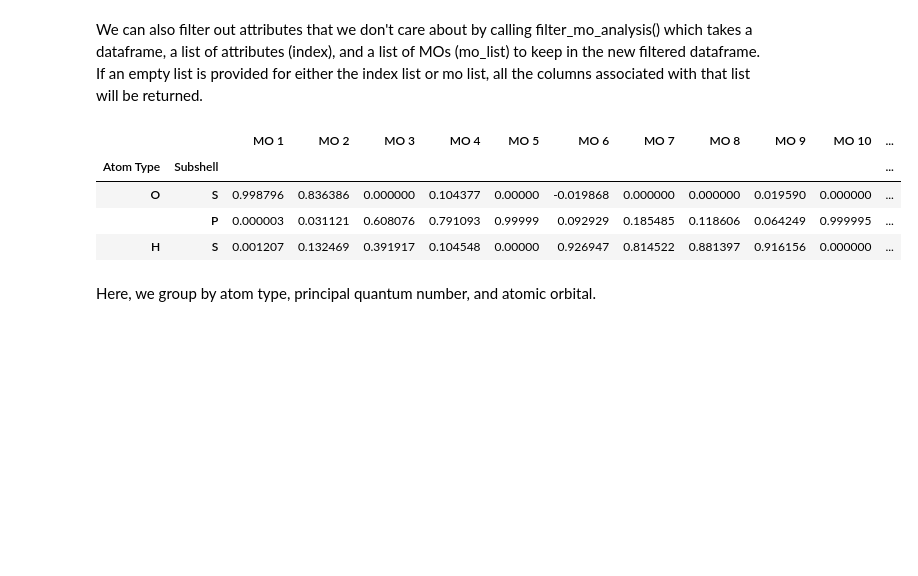
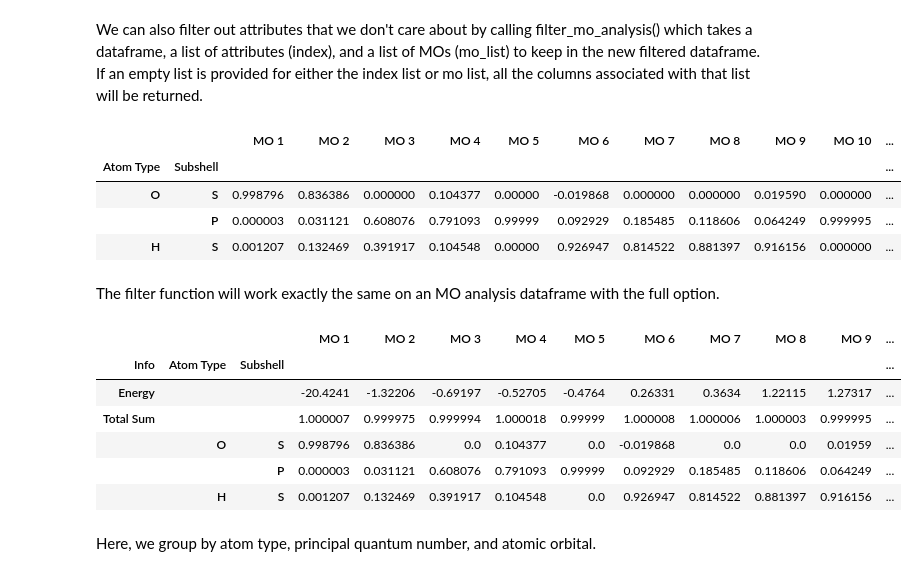
Before and after one commit to xsligroup/fasma, a Jupyter notebook: doc/notebooks/mo_pop_analysis_example.ipynb, the cells around one changed output. Cells and saved outputs as stored; diff of their text form; code cells hidden in the pictures; blank space fills up the shorter version.

```diff
--- a/doc/notebooks/mo_pop_analysis_example.ipynb
+++ b/doc/notebooks/mo_pop_analysis_example.ipynb
@@ -68,6 +114,18 @@ dff.filter_mo_analysis(data, ["Atom Type", "Subshell"])
 | O | S | 0.998796 | 0.836386 | 0.000000 | 0.104377 | 0.00000 | -0.019868 | 0.000000 | 0.000000 | 0.019590 | 0.000000 | ... |
 |  | P | 0.000003 | 0.031121 | 0.608076 | 0.791093 | 0.99999 | 0.092929 | 0.185485 | 0.118606 | 0.064249 | 0.999995 | ... |
 | H | S | 0.001207 | 0.132469 | 0.391917 | 0.104548 | 0.00000 | 0.926947 | 0.814522 | 0.881397 | 0.916156 | 0.000000 | ... |
+# %% [markdown]
+The filter function will work exactly the same on an MO analysis dataframe with the full option.
+# %%
+dff.filter_mo_analysis(data_full, ["Atom Type", "Subshell"])
+# %% [output]
+|  |  |  | MO 1 | MO 2 | MO 3 | MO 4 | MO 5 | MO 6 | MO 7 | MO 8 | MO 9 | ... |
+| Info | Atom Type | Subshell |  |  |  |  |  |  |  |  |  | ... |
+| Energy |  |  | -20.4241 | -1.32206 | -0.69197 | -0.52705 | -0.4764 | 0.26331 | 0.3634 | 1.22115 | 1.27317 | ... |
+| Total Sum |  |  | 1.000007 | 0.999975 | 0.999994 | 1.000018 | 0.99999 | 1.000008 | 1.000006 | 1.000003 | 0.999995 | ... |
+|  | O | S | 0.998796 | 0.836386 | 0.0 | 0.104377 | 0.0 | -0.019868 | 0.0 | 0.0 | 0.01959 | ... |
+|  |  | P | 0.000003 | 0.031121 | 0.608076 | 0.791093 | 0.99999 | 0.092929 | 0.185485 | 0.118606 | 0.064249 | ... |
+|  | H | S | 0.001207 | 0.132469 | 0.391917 | 0.104548 | 0.0 | 0.926947 | 0.814522 | 0.881397 | 0.916156 | ... |
 # %% [markdown]
 Here, we group by atom type, principal quantum number, and atomic orbital.
 # %%
```
Also changed, not shown: parts of 5 cells of this notebook, 13 other files.
